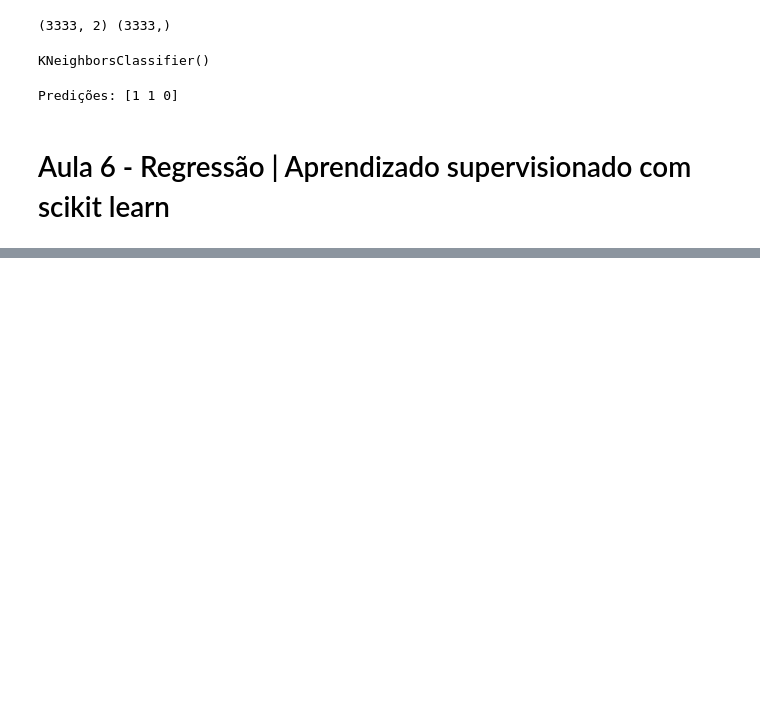
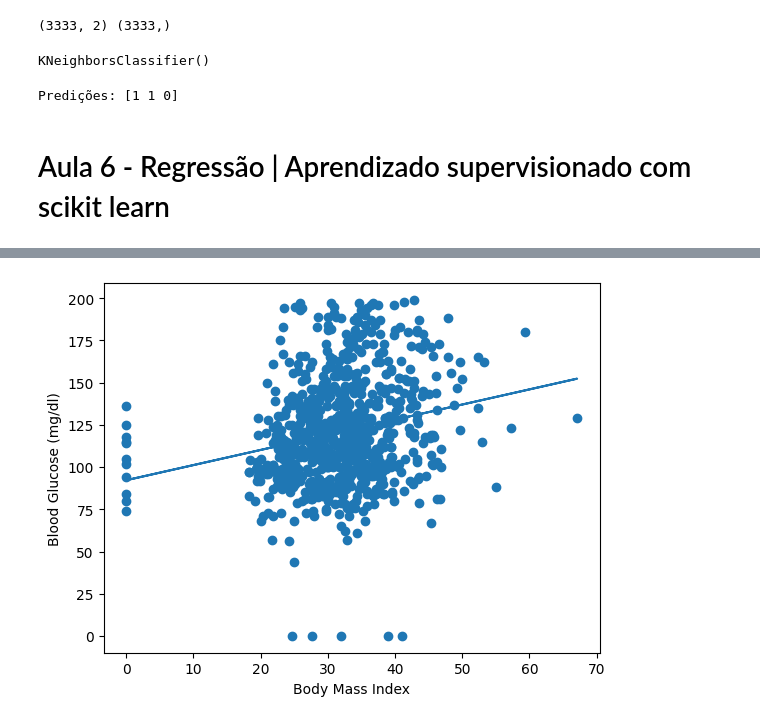
Before and after one commit to Vladimir-Aires/machine_learning_IESB, a Jupyter notebook: machine_learning_IESB.ipynb, the cells around one changed output, grey strips where cells are left out. Saved outputs shown, nothing was run; the diff lists cells and outputs as text; code cells hidden in the pictures; blank space fills up the shorter version.

```diff
--- a/machine_learning_IESB.ipynb
+++ b/machine_learning_IESB.ipynb
@@ -77,0 +117,14 @@ diabetes_df.head(10)
+# %%
+from sklearn.linear_model import LinearRegression
+
+reg = LinearRegression()
+reg.fit(X_bmi, Y)
+predictions = reg.predict(X_bmi)
+
+plt.scatter(X_bmi, Y)
+plt.plot(X_bmi, predictions)
+plt.ylabel("Blood Glucose (mg/dl)")
+plt.xlabel("Body Mass Index")
+plt.show()
+# %% [output]
+[figure, added]
```
Also changed, not shown: parts of 6 cells of this notebook.
